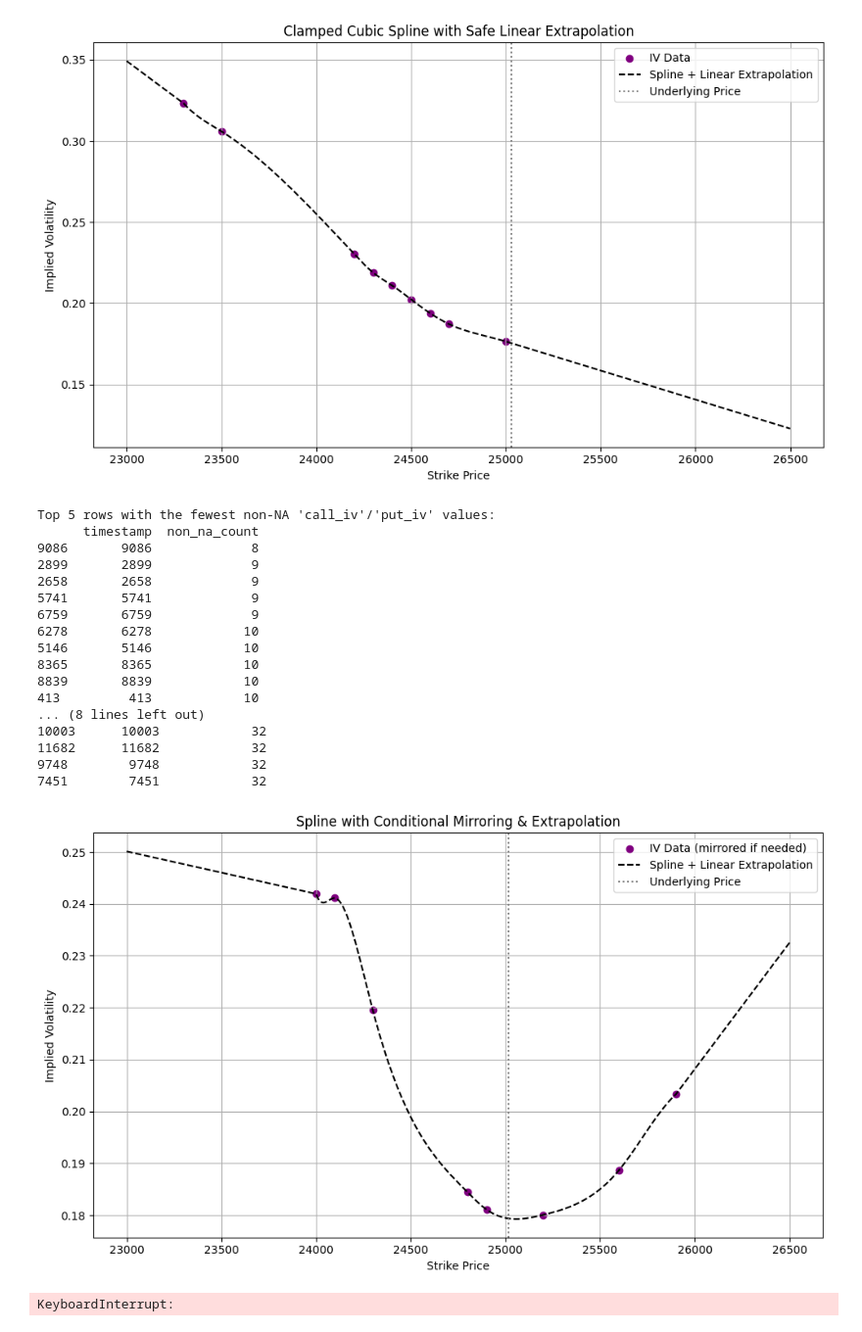
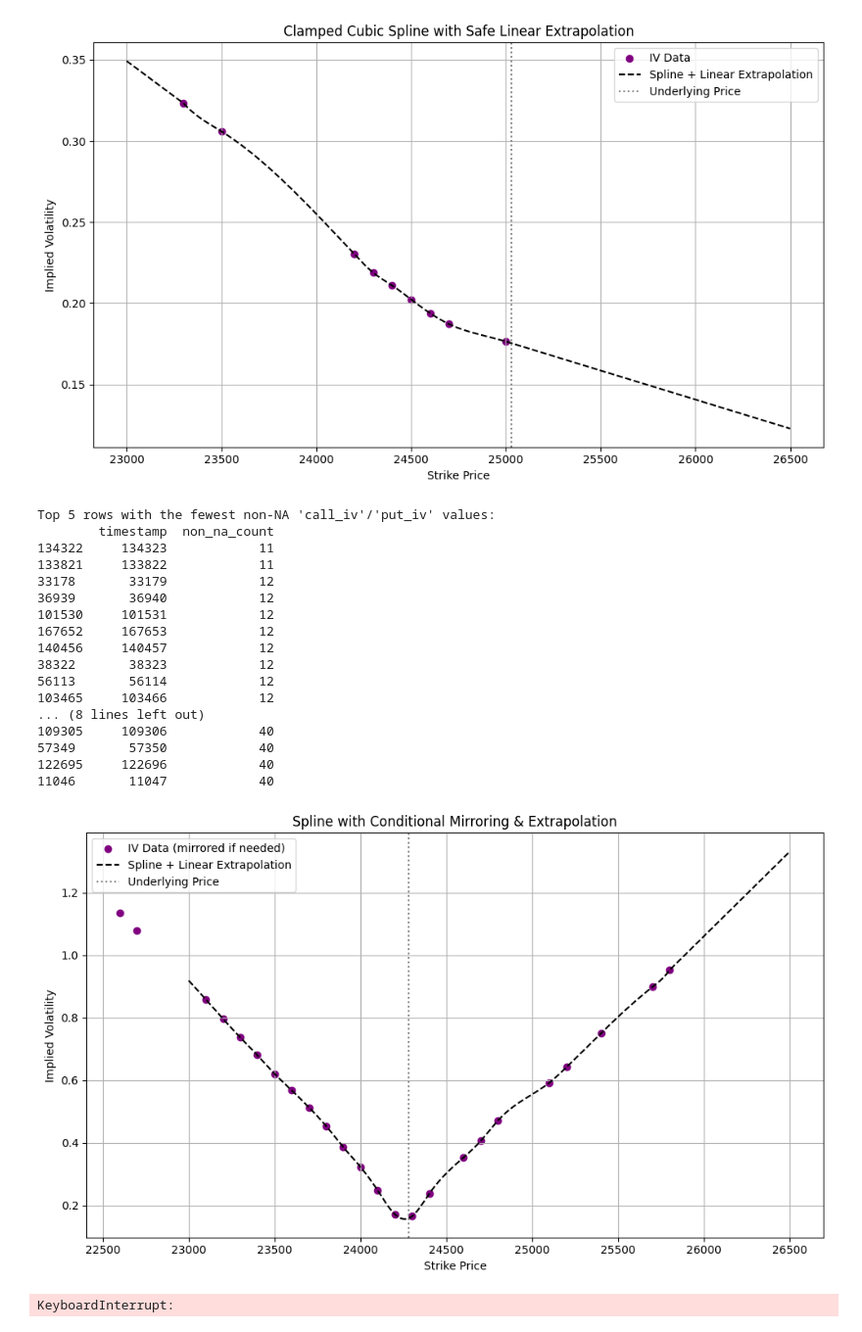
Before and after one commit to ag-arpitgoyal/nk-securities-research-hackathon-2025, a Jupyter notebook: misc.ipynb, the cells around one changed output. Shown: that part at 98% size. Cells and saved outputs as stored; diff of their text form; code cells hidden in the pictures.

```diff
--- a/misc.ipynb
+++ b/misc.ipynb
@@ -251,7 +259,7 @@ plt.show()
 import pandas as pd
 
 # Load your CSV file
-df = pd.read_csv('test_data.csv')
+df = pd.read_csv('train_data_masked.csv')
 
 # Filter columns that start with 'call_iv' or 'put_iv'
 iv_columns = [col for col in df.columns if col.startswith('call_iv') or col.startswith('put_iv')]
@@ -280,22 +288,22 @@ print("Top 5 rows with the most non-NA 'call_iv'/'put_iv' values:")
 print(top5_max_rows[['timestamp', 'non_na_count']])
 # %% [output]
 Top 5 rows with the fewest non-NA 'call_iv'/'put_iv' values:
-      timestamp  non_na_count
-9086       9086             8
-2899       2899             9
-2658       2658             9
-5741       5741             9
-6759       6759             9
-6278       6278            10
-5146       5146            10
-8365       8365            10
-8839       8839            10
-413         413            10
+        timestamp  non_na_count
+134322     134323            11
+133821     133822            11
+33178       33179            12
+36939       36940            12
+101530     101531            12
+167652     167653            12
+140456     140457            12
+38322       38323            12
+56113       56114            12
+103465     103466            12
 ... (8 lines left out)
-10003      10003            32
-11682      11682            32
-9748        9748            32
-7451        7451            32
+109305     109306            40
+57349       57350            40
+122695     122696            40
+11046       11047            40
 # %%
 import pandas as pd
 import matplotlib.pyplot as plt
@@ -304,8 +312,8 @@ import re
 from scipy.interpolate import CubicSpline
 
 # Load data
-df = pd.read_csv('test_data.csv')
-row = df.iloc[2899]  # Pick a row to analyze
+df = pd.read_csv('train_data_masked.csv')
+row = df.iloc[3200]  # Pick a row to analyze
 
 # Extract IVs
 iv_data = {}
@@ -381,34 +389,34 @@ spline = CubicSpline(strikes, ivs, bc_type=((1, slope_left), (1, slope_right)),
 
 # Evaluate
 x_smooth = np.linspace(23000, 26500, 1000)
 y_smooth = np.empty_like(x_smooth)
 
 s1, iv1 = strikes[0], ivs[0]
 sN, ivN = strikes[-1], ivs[-1]
 
 for i, x in enumerate(x_smooth):
     if x < s1:
         y_smooth[i] = iv1 + slope_left_linear * (x - s1)
     elif x > sN:
         y_smooth[i] = ivN + slope_right_linear * (x - sN)
     else:
         y_smooth[i] = spline(x)
 
 # Plot
 plt.figure(figsize=(10, 6))
 plt.scatter(strikes, ivs, color='purple', label='IV Data (mirrored if needed)')
 plt.plot(x_smooth, y_smooth, color='black', linestyle='--', label='Spline + Linear Extrapolation')
 plt.axvline(underlying_price, color='gray', linestyle=':', label='Underlying Price')
 
 plt.xlabel('Strike Price')
 plt.ylabel('Implied Volatility')
 plt.title('Spline with Conditional Mirroring & Extrapolation')
 plt.grid(True)
 plt.legend()
 plt.tight_layout()
 plt.show()
 # %% [output]
-[figure, old version]
+[figure, new version]
 # %%
 import pandas as pd
 import numpy as np
```
Also changed, not shown: parts of 8 cells of this notebook, 11 other files.
